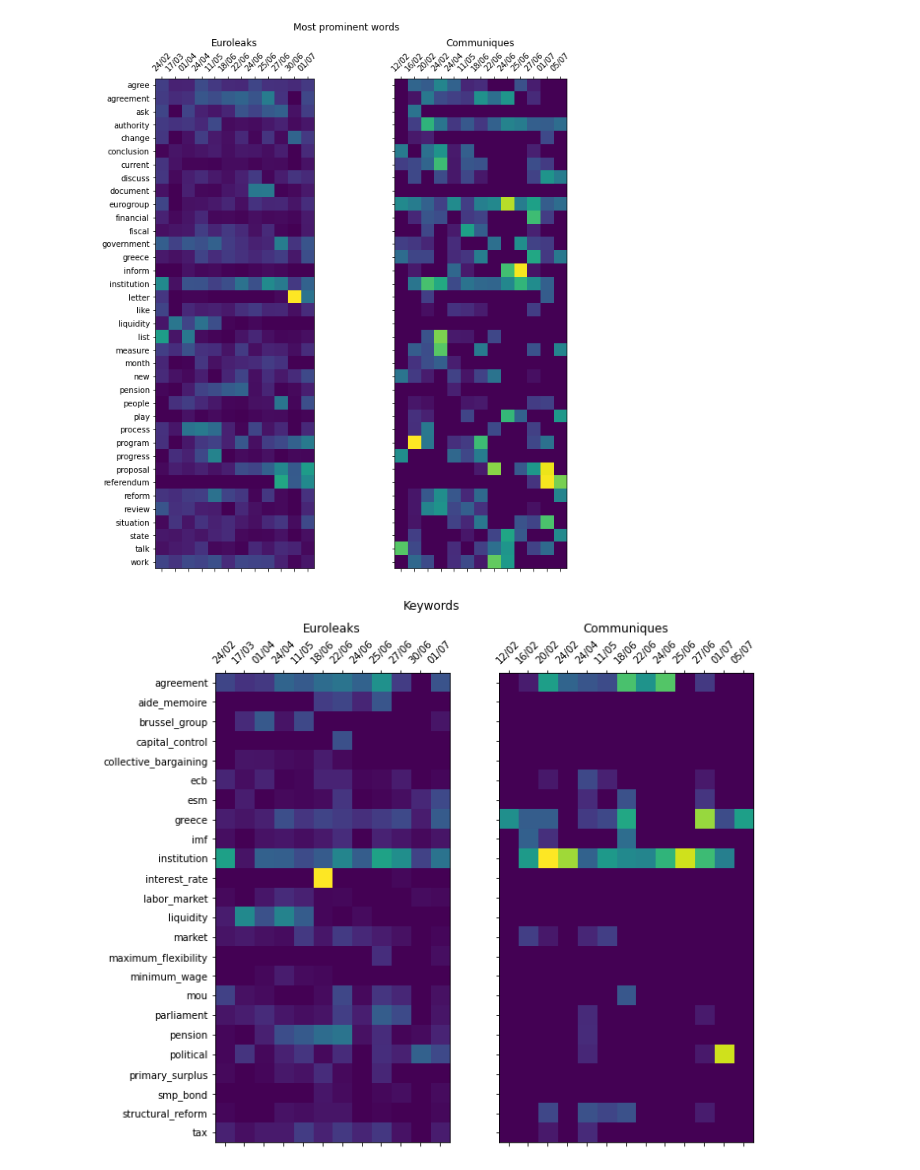
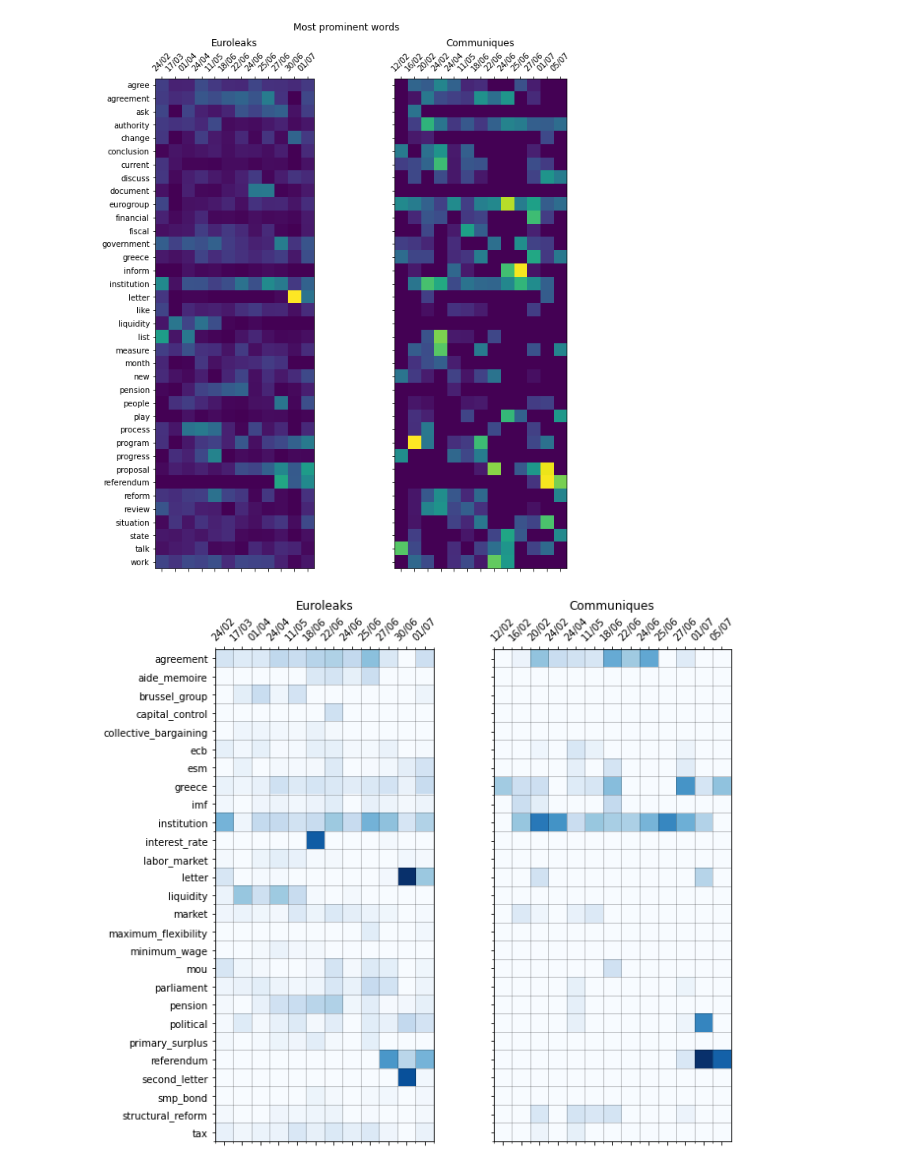
Before and after one commit to ariansajina/master-thesis, a Jupyter notebook: notebooks/heatmap.ipynb, the cells around one changed output. Saved outputs shown, nothing was run; the diff lists cells and outputs as text; code cells hidden in the pictures.

Commit message:
#15: aestetics, add figure

```diff
--- a/notebooks/heatmap.ipynb
+++ b/notebooks/heatmap.ipynb
@@ -281,8 +281,8 @@ my_keywords = [
 
     # prominent in both
     'agreement',
-    #'referendum',
-    #'letter',
+    'referendum',
+    'letter',
     'political',
     'ecb',
     'imf',
@@ -301,7 +301,7 @@ my_keywords = [
     'liquidity',
     'minimum_wage',
     'pension',
-    #'second_letter',
+    'second_letter',
     'smp_bond',
     'tax',
     'interest_rate',
@@ -373,29 +373,43 @@ fig.tight_layout()
 # %%
 keywords = my_keywords
 
 fig, axes = plt.subplots(1,2,figsize=(10,8),sharey=True)
 
 # leaks
-axes[0].matshow(X.toarray()[:len(leaks_dates)][:,[tfidf_vectorizer.get_feature_names().index(word) for word in keywords]].T)
-axes[0].set_xticks(range(len(leaks_dates)))
+axes[0].matshow(X.toarray()[:len(leaks_dates)][:,[tfidf_vectorizer.get_feature_names().index(word) for word in keywords]].T,
+                cmap='Blues')
+axes[0].set_xticks(np.arange(len(leaks_dates)))
 _ = axes[0].set_xticklabels(leaks_dates, rotation=45)
+# grids
+axes[0].set_xticks(np.arange(-.5, len(leaks_dates), 1), minor=True)
+axes[0].set_yticks(np.arange(len(keywords)))
+axes[0].set_yticks(np.arange(-.53, len(keywords), 1), minor=True)
+axes[0].grid(which='minor', color='black', linestyle='-', linewidth=.5, alpha=.4)
 
 # communiques
-axes[1].matshow(X.toarray()[len(leaks_dates):][:,[tfidf_vectorizer.get_feature_names().index(word) for word in keywords]].T)
+axes[1].matshow(X.toarray()[len(leaks_dates):][:,[tfidf_vectorizer.get_feature_names().index(word) for word in keywords]].T,
+                cmap='Blues')
 axes[1].set_xticks(range(len(communique_dates)))
 _ = axes[1].set_xticklabels(communique_dates, rotation=45)
+# grids
+axes[1].set_xticks(np.arange(-.5, len(leaks_dates), 1), minor=True)
+axes[1].set_yticks(np.arange(len(keywords)))
+axes[1].set_yticks(np.arange(-.53, len(keywords), 1), minor=True)
+axes[1].grid(which='minor', color='black', linestyle='-', linewidth=.5, alpha=.4)
 
 # shared y axis
 axes[0].set_yticks(range(len(keywords)))
 _ = axes[0].set_yticklabels(keywords)
 #axes[1].set_yticks(range(len(keywords)))
 #_ = axes[1].set_yticklabels(keywords)
 
 axes[0].set_title('Euroleaks')
 axes[1].set_title('Communiques')
 
-fig.suptitle('Keywords')
+#fig.suptitle('Keywords')
 
 fig.tight_layout()
+
+fig.savefig('../figures/term_heatmap.png')
 # %% [output]
-[figure, old version]
+[figure, new version]
```
Also changed, not shown: 1 other file.
